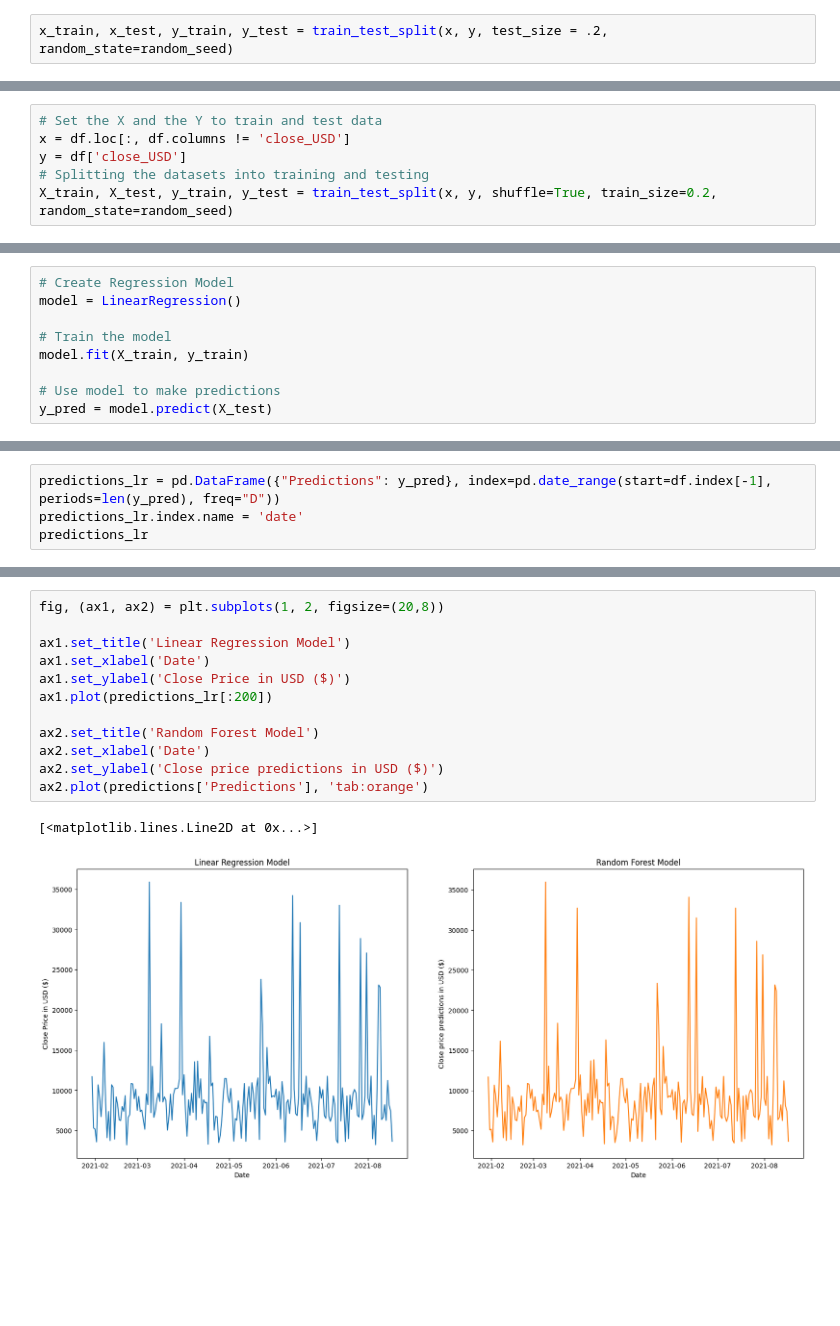
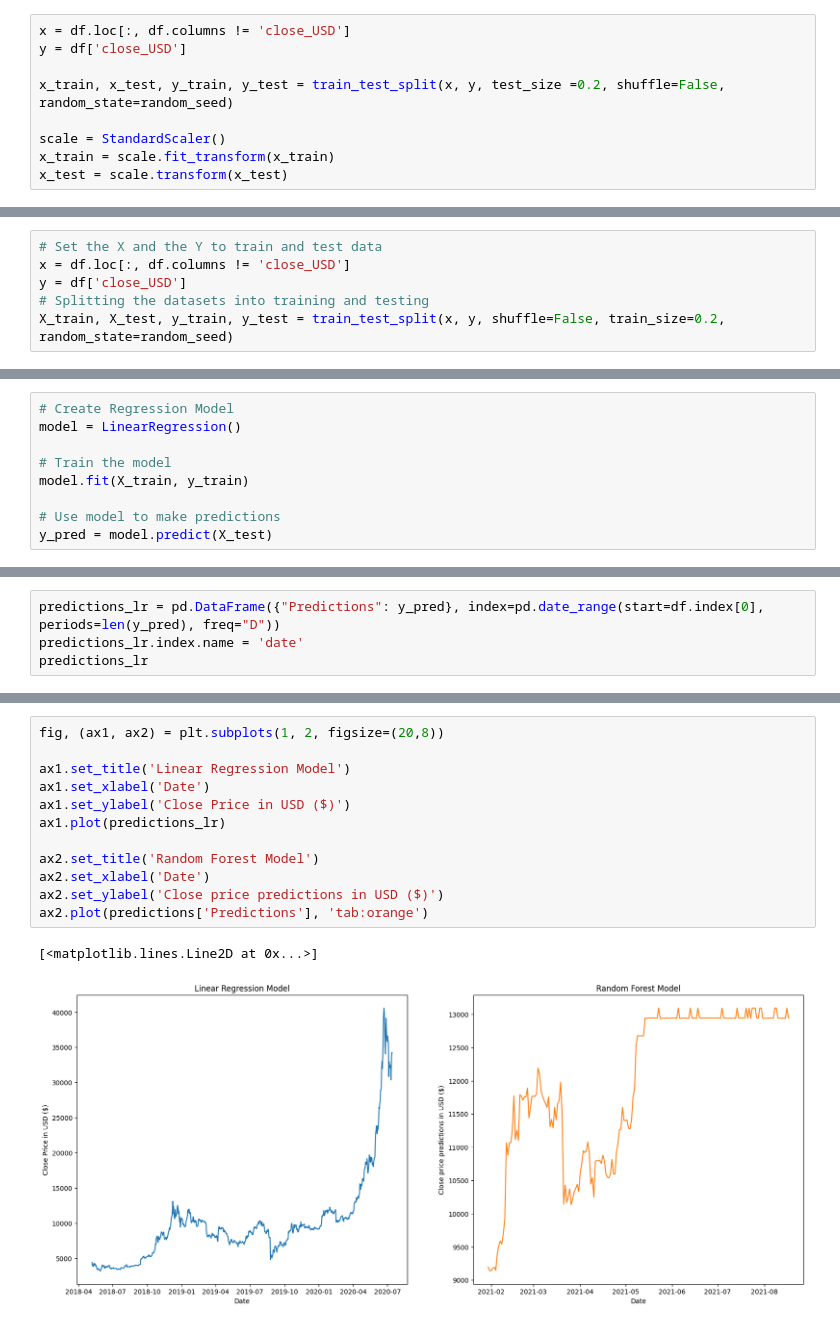
Before and after one commit to RompfRobert/Machine_Learning_and_Deep_Learning, a Jupyter notebook: MIB_Non-Neural_Machine_Learning/08_Assignement/rrompf_assignement_v2.ipynb, the cells around one changed output, grey strips where cells are left out. Saved outputs shown, nothing was run; the diff lists cells and outputs as text; blank space fills up the shorter version.

```diff
--- a/MIB_Non-Neural_Machine_Learning/08_Assignement/rrompf_assignement_v2.ipynb
+++ b/MIB_Non-Neural_Machine_Learning/08_Assignement/rrompf_assignement_v2.ipynb
@@ -119,2 +122,9 @@ y = df['close_USD']
 # %%
-x_train, x_test, y_train, y_test = train_test_split(x, y, test_size = .2,  random_state=random_seed)
+x = df.loc[:, df.columns != 'close_USD']
+y = df['close_USD']
+
+x_train, x_test, y_train, y_test = train_test_split(x, y, test_size =0.2, shuffle=False, random_state=random_seed)
+
+scale = StandardScaler()
+x_train = scale.fit_transform(x_train)
+x_test = scale.transform(x_test)
@@ -253,7 +259,7 @@ date
 x = df.loc[:, df.columns != 'close_USD']
 y = df['close_USD']
 # Splitting the datasets into training and testing
-X_train, X_test, y_train, y_test = train_test_split(x, y, shuffle=True, train_size=0.2, random_state=random_seed)
+X_train, X_test, y_train, y_test = train_test_split(x, y, shuffle=False, train_size=0.2, random_state=random_seed)
 # %%
 print("X_train:\t")
 print(X_train)
@@ -311,6 +317,6 @@ Mean Absolute Error: 9.804921319300775e-12
 Coefficient of Determination: 1.0
 # %%
-predictions_lr = pd.DataFrame({"Predictions": y_pred}, index=pd.date_range(start=df.index[-1], periods=len(y_pred), freq="D"))
+predictions_lr = pd.DataFrame({"Predictions": y_pred}, index=pd.date_range(start=df.index[0], periods=len(y_pred), freq="D"))
 predictions_lr.index.name = 'date'
 predictions_lr
 # %% [output]
@@ -331,15 +337,15 @@ predictions_lr
 # %%
 fig, (ax1, ax2) = plt.subplots(1, 2, figsize=(20,8))
 
 ax1.set_title('Linear Regression Model')
 ax1.set_xlabel('Date')
 ax1.set_ylabel('Close Price in USD ($)')
-ax1.plot(predictions_lr[:200])
+ax1.plot(predictions_lr)
 
 ax2.set_title('Random Forest Model')
 ax2.set_xlabel('Date')
 ax2.set_ylabel('Close price predictions in USD ($)')
 ax2.plot(predictions['Predictions'], 'tab:orange')
 # %% [output]
 [<matplotlib.lines.Line2D at 0x...>]
-[figure, old version]
+[figure, new version]
```
Also changed, not shown: parts of 10 cells of this notebook.
